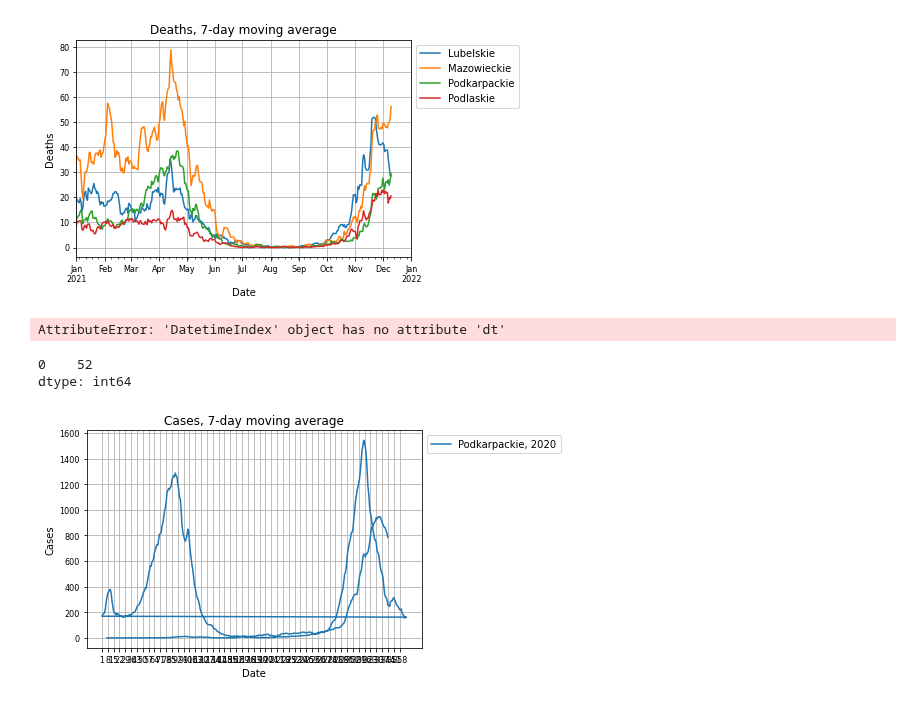
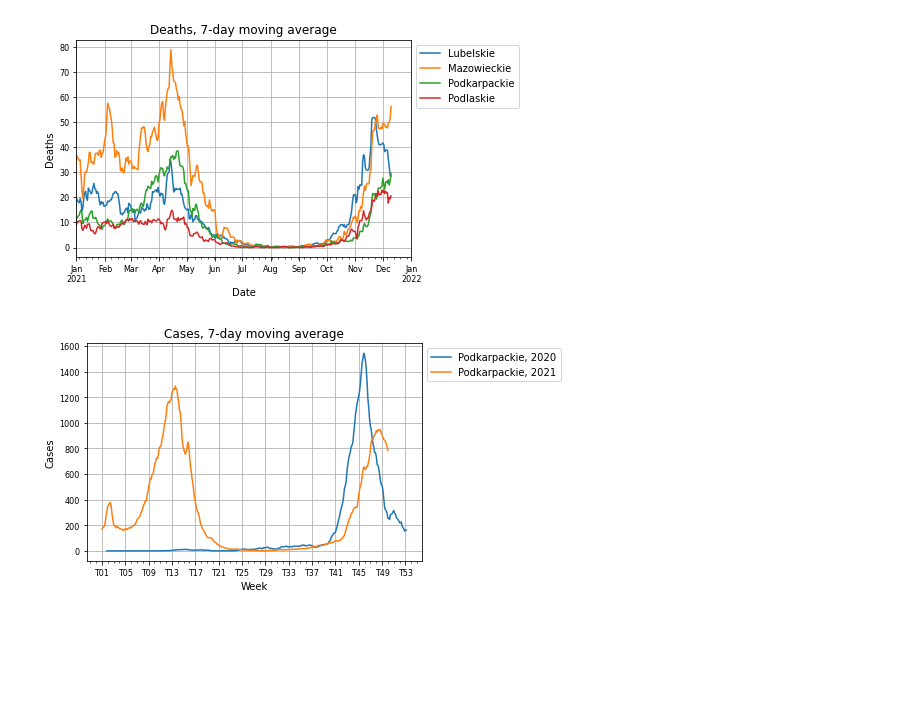
Before and after one commit to anuszka/govpl, a Jupyter notebook: Rogalski/Rogalski01.ipynb, the cells around one changed output. Drawn from its saved outputs; the diff is of its cells as text; code cells hidden in the pictures; blank space fills up the shorter version.

Commit message:
Rogalski data plot per year, plot ticks every week

```diff
--- a/Rogalski/Rogalski01.ipynb
+++ b/Rogalski/Rogalski01.ipynb
@@ -116,34 +116,27 @@ plot(**plotopts);
 # %%
 voivodships = ['Podkarpackie']
 dfq=dfc[voivodships].rolling(7).mean()
 
 dfq2020 =dfq[dfq.index <  pd.to_datetime(datetime.date(2021,1,1))].copy(deep = True)
 dfq2021 = dfq[dfq.index >=  pd.to_datetime(datetime.date(2021,1,1))].copy(deep=True)
 
-# To nie działa ( https://www.codegrepper.com/code-examples/python/pandas+day+and+month+no+year+to+datetime )
+dfq2020['Week'] = dfq2020.index.strftime('T%V')
+dfq2021['Week'] = dfq2021.index.strftime('T%V')
 
-dfq2020.index = pd.to_datetime(dfq2020.index).dt.to_period('M') #pd.to_datetime(dfq2020.index.strftime('%d-%m'))
-dfq2021.index = pd.to_datetime(dfq2021.index).dt.to_period('M') #pd.to_datetime(dfq2021.index.strftime('%d-%m'))
 
 legendlabels_2020 = [voi + ', 2020' for voi in voivodships]
 legendlabels_2021 = [voi + ', 2021' for voi in voivodships]
 legendlabels = legendlabels_2020 + legendlabels_2021
 
 plotopts = dict_of(
     plotdfs=[dfq2020, dfq2021],
-    xlabel = 'Date',
+    x = 'Week',
     ylabel = 'Cases',
     title = f'Cases, 7-day moving average',
     fontsize = 8,
     legendlabels = legendlabels
     )
 
 plot(**plotopts);
 # %% [output]
-AttributeError: 'DatetimeIndex' object has no attribute 'dt'
+[figure, added]
-# %%
-ts = pd.Series(pd.to_datetime(['2013-02-21 10:12:14.3']))
-ts.dt.dayofyear
-# %% [output]
-0    52
-dtype: int64
@@ -152,14 +142,0 @@ dfq['Day of year'] = dfq.index.dayofyear
-# %%
-plotopts = dict_of(
-    plotdfs=[dfq],
-    x = 'Day of year',
-    xlabel = 'Date',
-    ylabel = 'Cases',
-    title = f'Cases, 7-day moving average',
-    fontsize = 8,
-    legendlabels = legendlabels
-    )
-
-plot(**plotopts);
-# %% [output]
-[figure, removed]
```
Also changed, not shown: parts of 2 cells of this notebook, 1 other file.
